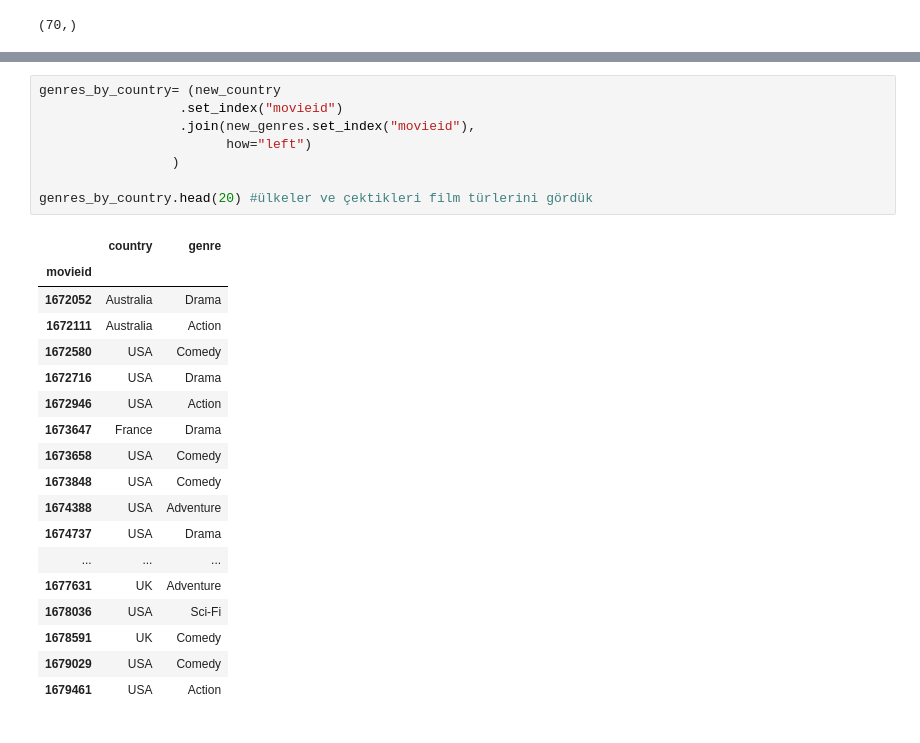
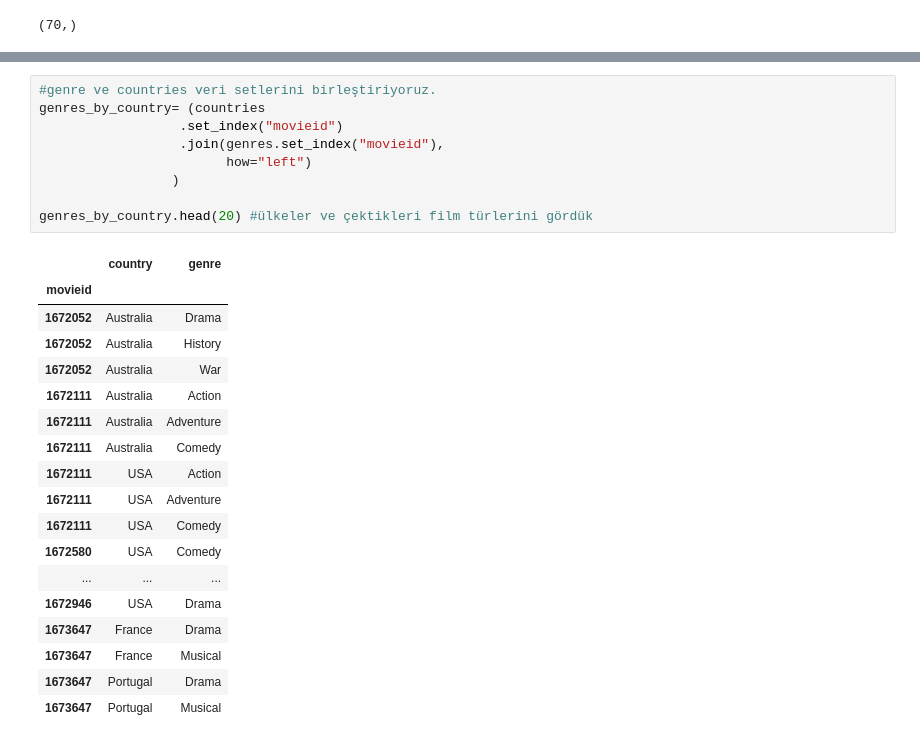
Before and after one commit to oykukaplan/womenintech_python_bitirme_projesi, a Jupyter notebook: bitirme_projesi.ipynb, the cells around one changed output, grey strips where cells are left out. Drawn from its saved outputs; the diff is of its cells as text.

```diff
--- a/bitirme_projesi.ipynb
+++ b/bitirme_projesi.ipynb
@@ -497,27 +477,28 @@ new_genres.head()
 # %%
-genres_by_country= (new_country
+#genre ve countries veri setlerini birleştiriyoruz.
+genres_by_country= (countries
                   .set_index("movieid")
-                  .join(new_genres.set_index("movieid"),
+                  .join(genres.set_index("movieid"),
                         how="left")
                  )
 
 genres_by_country.head(20) #ülkeler ve çektikleri film türlerini gördük
 # %% [output]
 |  | country | genre |
 | movieid |  |  |
 | 1672052 | Australia | Drama |
+| 1672052 | Australia | History |
+| 1672052 | Australia | War |
 | 1672111 | Australia | Action |
+| 1672111 | Australia | Adventure |
+| 1672111 | Australia | Comedy |
+| 1672111 | USA | Action |
+| 1672111 | USA | Adventure |
+| 1672111 | USA | Comedy |
 | 1672580 | USA | Comedy |
-| 1672716 | USA | Drama |
-| 1672946 | USA | Action |
+| ... | ... | ... |
+| 1672946 | USA | Drama |
 | 1673647 | France | Drama |
-| 1673658 | USA | Comedy |
-| 1673848 | USA | Comedy |
-| 1674388 | USA | Adventure |
-| 1674737 | USA | Drama |
-| ... | ... | ... |
-| 1677631 | UK | Adventure |
-| 1678036 | USA | Sci-Fi |
-| 1678591 | UK | Comedy |
-| 1679029 | USA | Comedy |
-| 1679461 | USA | Action |
+| 1673647 | France | Musical |
+| 1673647 | Portugal | Drama |
+| 1673647 | Portugal | Musical |
```
Also changed, not shown: parts of 41 cells of this notebook.
